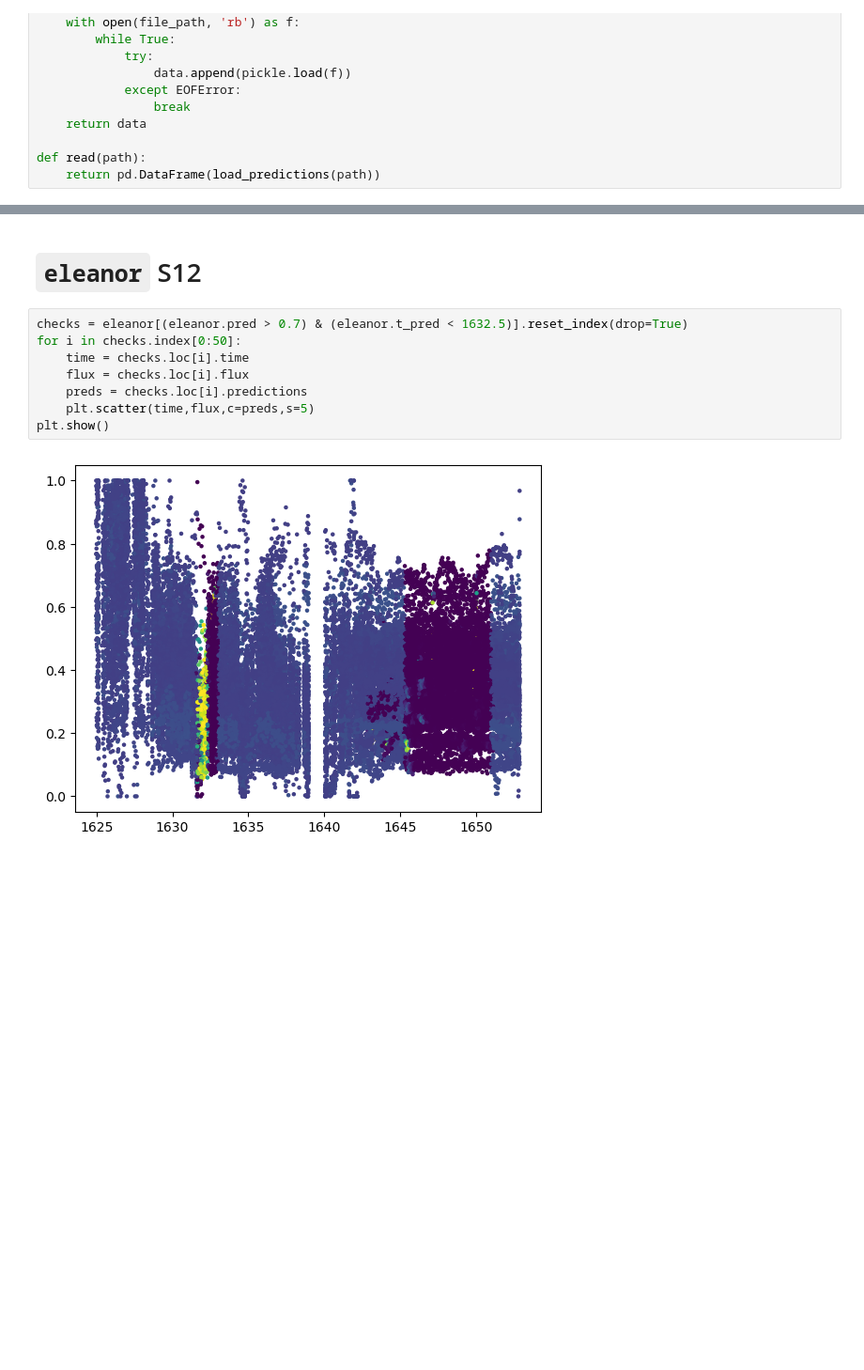
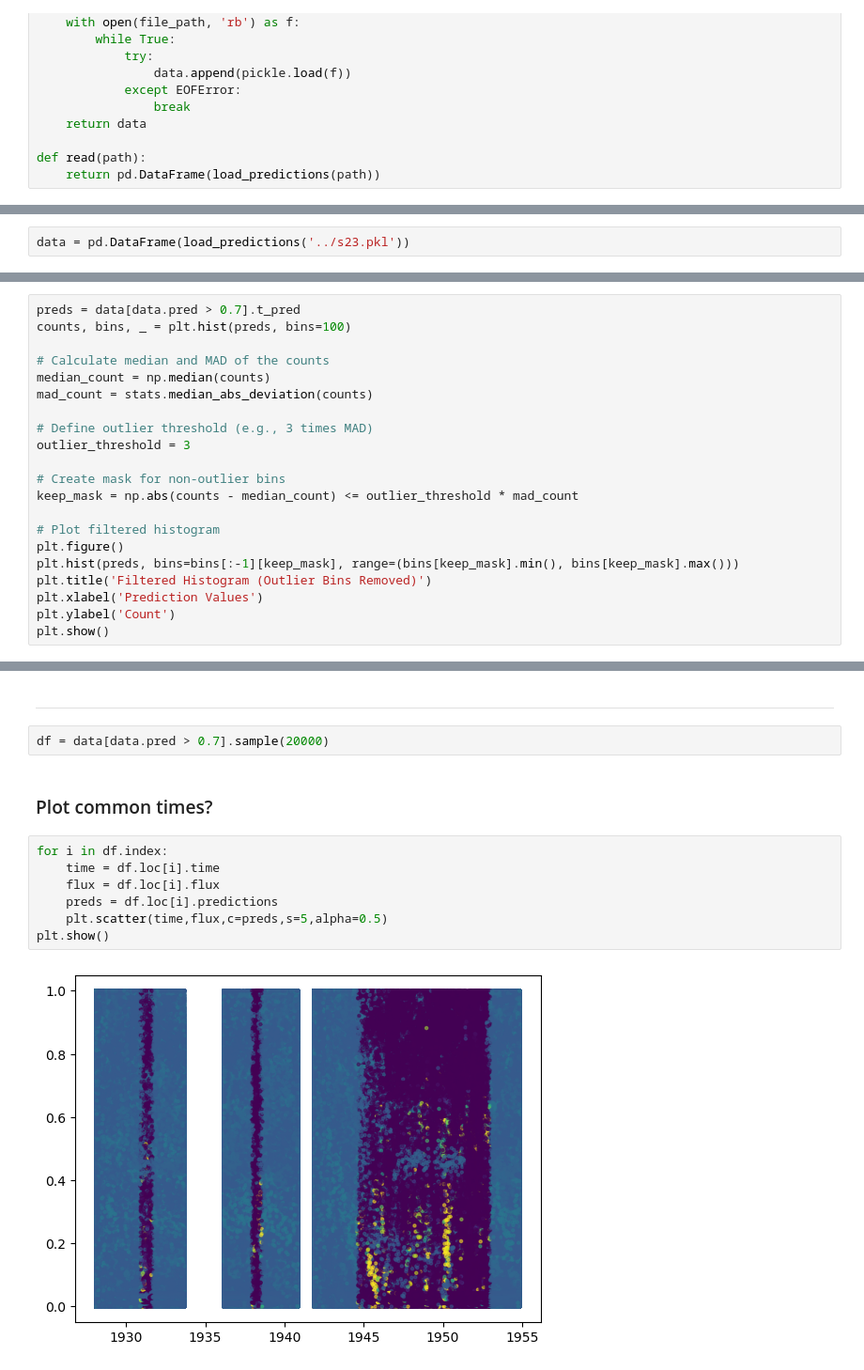
Before and after one commit to azibn/nets2, a Jupyter notebook: notebooks/performance.ipynb, the cells around one changed output, grey strips where cells are left out. Shown: that part at 94% size. Saved outputs shown, nothing was run; the diff lists cells and outputs as text; blank space fills up the shorter version.

```diff
--- a/notebooks/performance.ipynb
+++ b/notebooks/performance.ipynb
@@ -48,0 +32,2 @@ test = eleanor[(eleanor.t_pred > 1632.17910353) & (eleanor.t_pred < 1632.3741552
+# %%
+data = pd.DataFrame(load_predictions('../s23.pkl'))
@@ -48,0 +43,21 @@ test = eleanor[(eleanor.t_pred > 1632.17910353) & (eleanor.t_pred < 1632.3741552
+# %%
+preds = data[data.pred > 0.7].t_pred
+counts, bins, _ = plt.hist(preds, bins=100)
+
+# Calculate median and MAD of the counts
+median_count = np.median(counts)
+mad_count = stats.median_abs_deviation(counts)
+
+# Define outlier threshold (e.g., 3 times MAD)
+outlier_threshold = 3
+
+# Create mask for non-outlier bins
+keep_mask = np.abs(counts - median_count) <= outlier_threshold * mad_count
+
+# Plot filtered histogram
+plt.figure()
+plt.hist(preds, bins=bins[:-1][keep_mask], range=(bins[keep_mask].min(), bins[keep_mask].max()))
+plt.title('Filtered Histogram (Outlier Bins Removed)')
+plt.xlabel('Prediction Values')
+plt.ylabel('Count')
+plt.show()
@@ -49,12 +68,15 @@ test = eleanor[(eleanor.t_pred > 1632.17910353) & (eleanor.t_pred < 1632.3741552
 # %% [markdown]
-# `eleanor` S12
+---
+# %%
+df = data[data.pred > 0.7].sample(20000)
+# %% [markdown]
+### Plot common times?
 # %%
-checks = eleanor[(eleanor.pred > 0.7) & (eleanor.t_pred < 1632.5)].reset_index(drop=True)
-for i in checks.index[0:50]:
-    time = checks.loc[i].time
-    flux = checks.loc[i].flux
-    preds = checks.loc[i].predictions
-    plt.scatter(time,flux,c=preds,s=5)
+for i in df.index:
+    time = df.loc[i].time
+    flux = df.loc[i].flux
+    preds = df.loc[i].predictions
+    plt.scatter(time,flux,c=preds,s=5,alpha=0.5)
 plt.show()
 # %% [output]
-[figure, old version]
+[figure, new version]
```
Also changed, not shown: parts of 21 cells of this notebook, 10 other files.
